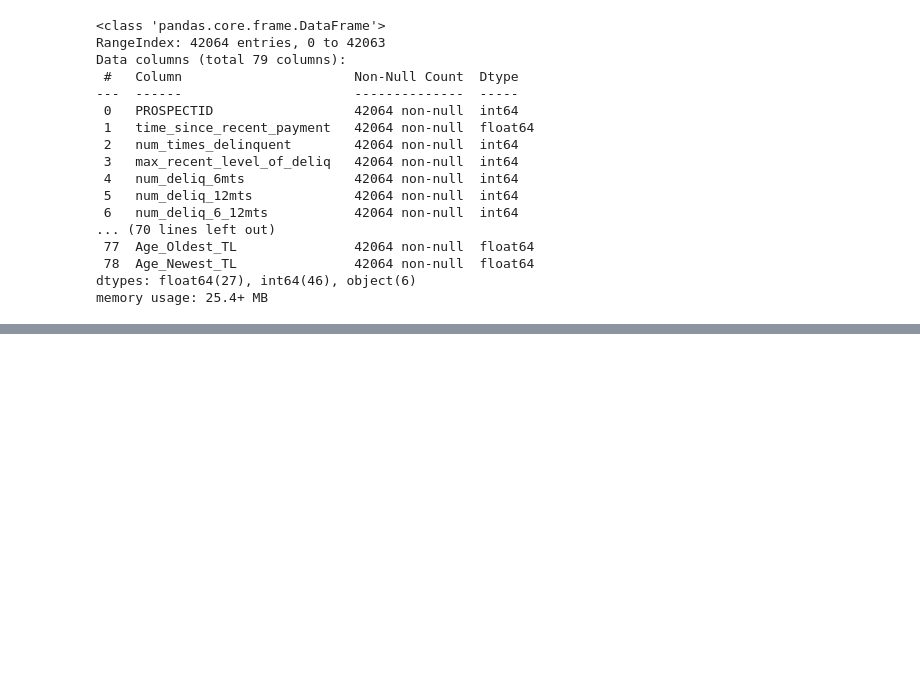
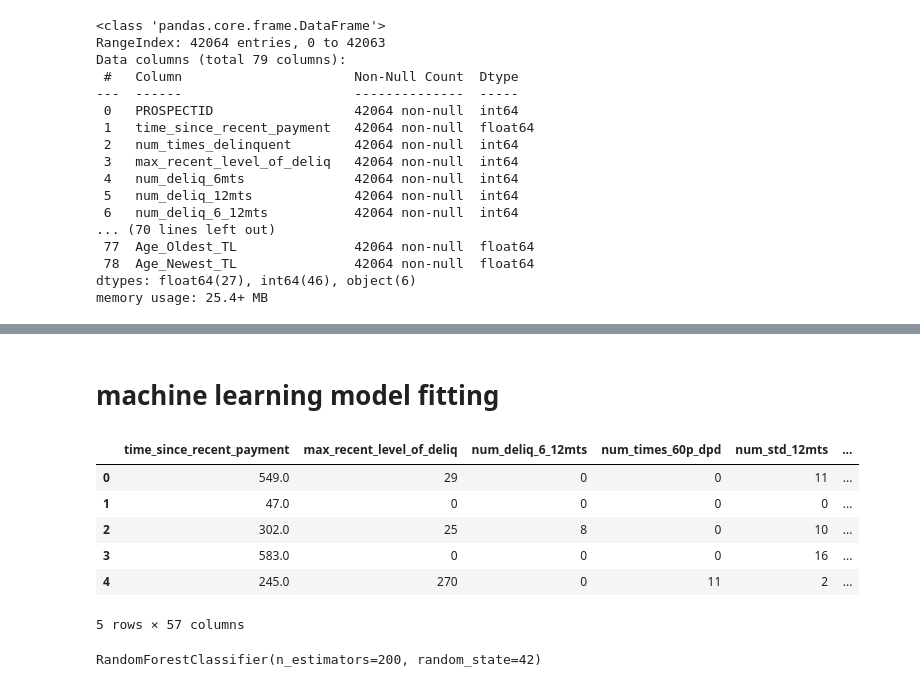
Before and after one commit to kunal15cr/Credit-Risk-Modeling-using-Machine-Learning, a Jupyter notebook: notebooks/clean_data.ipynb, the cells around one changed output, grey strips where cells are left out. Drawn from its saved outputs; the diff is of its cells as text; code cells hidden in the pictures; blank space fills up the shorter version.

```diff
--- a/notebooks/clean_data.ipynb
+++ b/notebooks/clean_data.ipynb
@@ -143,0 +414,15 @@ memory usage: 25.4+ MB
+# %% [markdown]
+# machine  learning model fitting
+# %%
+for i in df_encoded.select_dtypes(include=["boolean"]).columns:
+    df_encoded[i] = df_encoded[i].astype(int)
+# %%
+df_encoded.head()
+# %% [output]
+|  | time_since_recent_payment | max_recent_level_of_deliq | num_deliq_6_12mts | num_times_60p_dpd | num_std_12mts | ... |
+| 0 | 549.0 | 29 | 0 | 0 | 11 | ... |
+| 1 | 47.0 | 0 | 0 | 0 | 0 | ... |
+| 2 | 302.0 | 25 | 8 | 0 | 10 | ... |
+| 3 | 583.0 | 0 | 0 | 0 | 16 | ... |
+| 4 | 245.0 | 270 | 0 | 11 | 2 | ... |
+5 rows × 57 columns
@@ -143,0 +436,4 @@ memory usage: 25.4+ MB
+# %%
+rf_classifier.fit(x_train,y_train)
+# %% [output]
+RandomForestClassifier(n_estimators=200, random_state=42)
```
Also changed, not shown: parts of 41 cells of this notebook.
